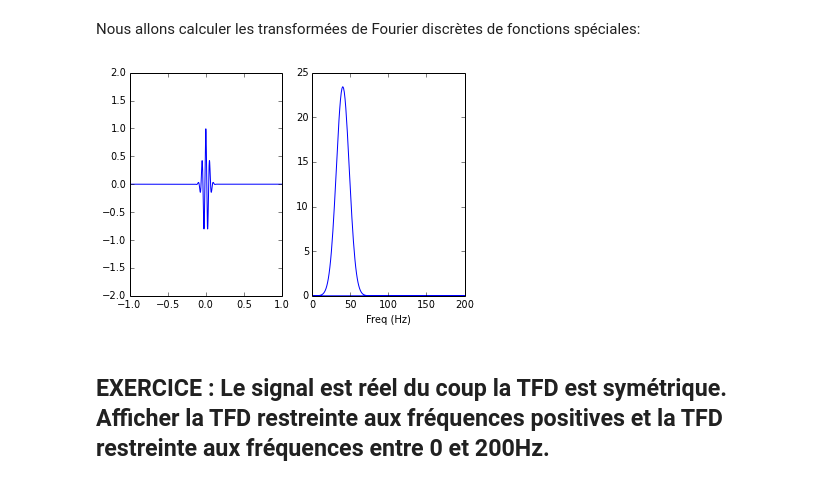
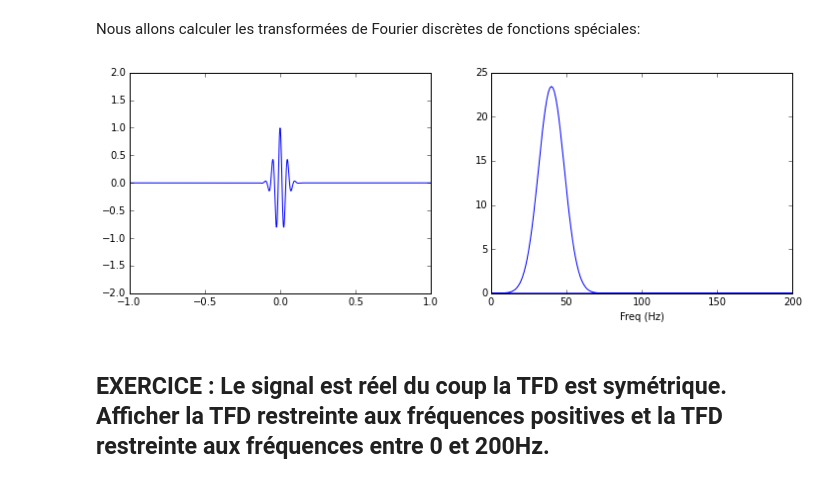
Before and after one commit to agramfort/liesse_telecom_paristech_python, a Jupyter notebook: 3-Scipy.ipynb, the cells around one changed output. Drawn from its saved outputs; the diff is of its cells as text; code cells hidden in the pictures.

```diff
--- a/3-Scipy.ipynb
+++ b/3-Scipy.ipynb
@@ -245,27 +245,26 @@ Nous allons calculer les transformées de Fourier discrètes de fonctions spéci
 # %%
 from scipy.signal import gausspulse
 
 t = np.linspace(-1, 1, 1000)
 x = gausspulse(t, fc=20, bw=0.5)
 
 # Calcul de la TFD
 F = fftpack.fft(x)
 
 # calcul des fréquences en Hz si on suppose un échantillonage à 1000Hz
 freqs = fftpack.fftfreq(len(x), 1. / 1000.)
-plt.figure()
-plt.subplot(121)
-plt.ylim([-2, 2])
-plt.plot(t, x) # plot du signal
-plt.subplot(122)
-plt.plot(freqs, abs(F)) # plot du module de la TFD
-plt.xlim([0, 200])
-#mask = (freqs > 0) & (freqs < 200)
-#pl.plot(freqs[mask], abs(F[mask])) # plot du module de la TFD
-plt.xlabel('Freq (Hz)')
+fig, axes = plt.subplots(1, 2, figsize=(12,4))
+axes[0].plot(t, x) # plot du signal
+axes[0].set_ylim([-2, 2])
+
+axes[1].plot(freqs, np.abs(F)) # plot du module de la TFD
+axes[1].set_xlim([0, 200])
+# mask = (freqs > 0) & (freqs < 200)
+# axes[0].plot(freqs[mask], abs(F[mask])) # plot du module de la TFD
+axes[1].set_xlabel('Freq (Hz)')
 plt.show()
 # %% [output]
-[figure, old version]
+[figure, new version]
 # %% [markdown]
 ## EXERCICE : Le signal est réel du coup la TFD est symétrique. Afficher la TFD restreinte aux fréquences positives et la TFD restreinte aux fréquences entre 0 et 200Hz.
 # %% [markdown]
```
Also changed, not shown: parts of 19 cells of this notebook, 2 other files.
